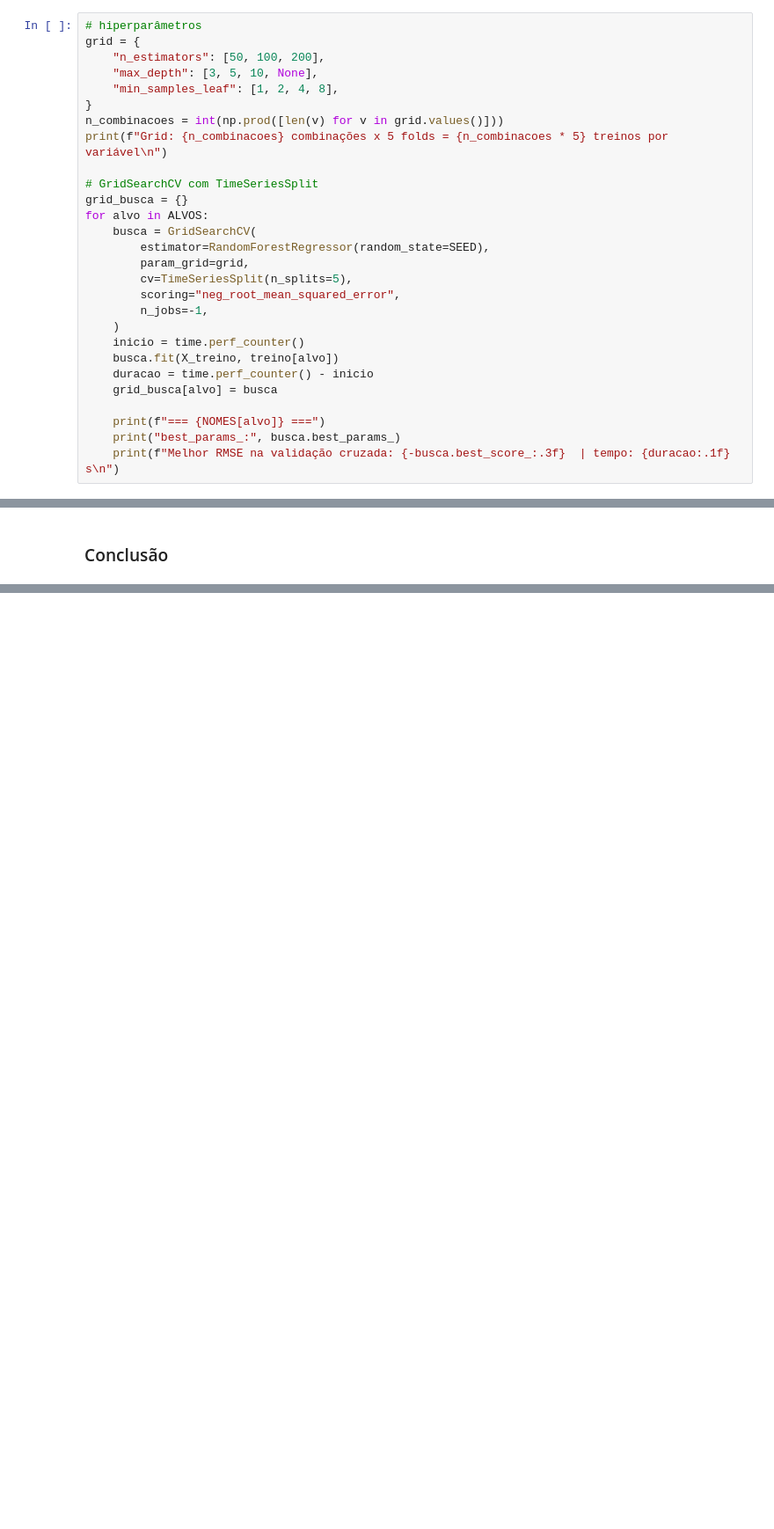
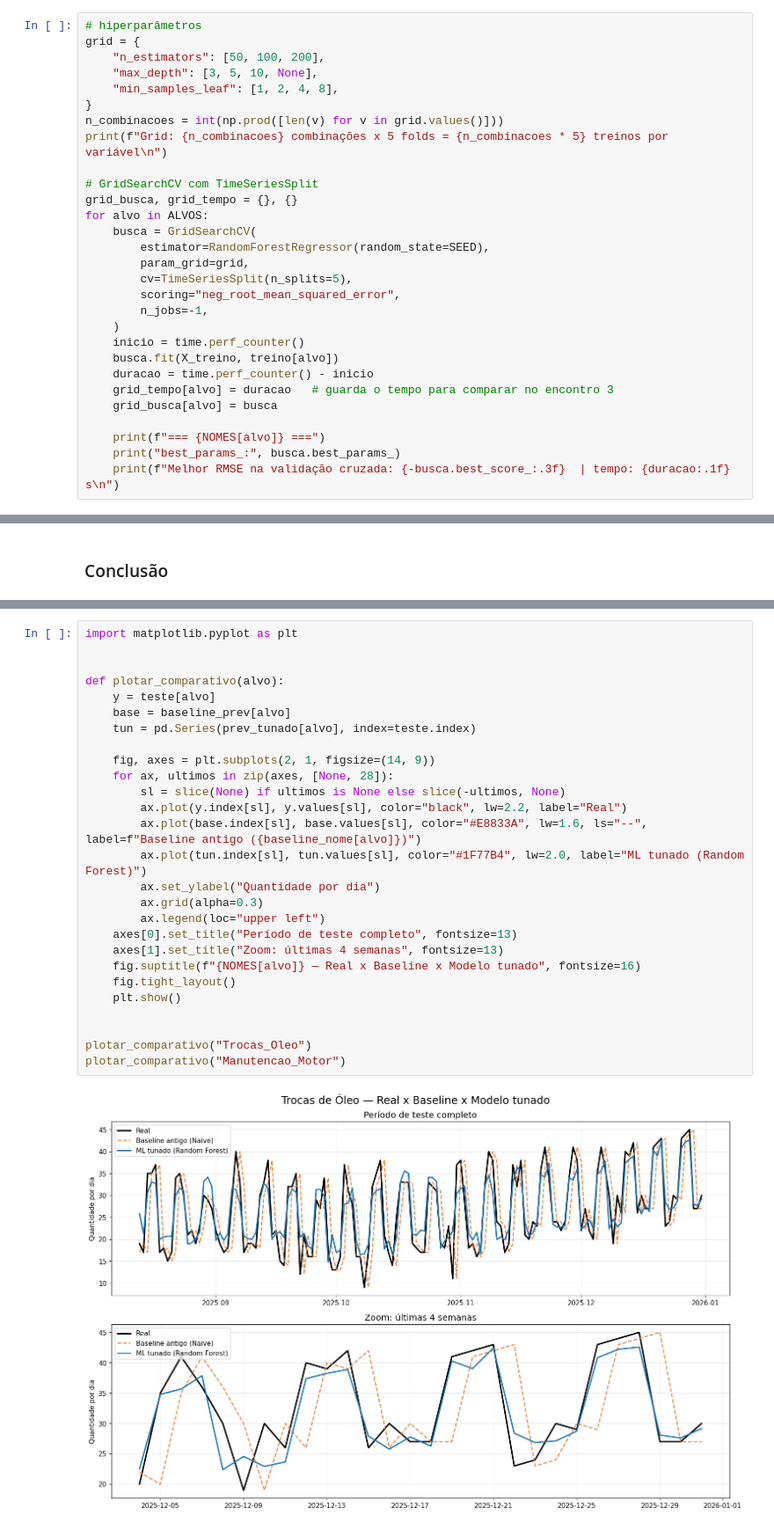
Before and after one commit to HeyAlexOliveira/mecaniQA-boa-vista, a Jupyter notebook: mecaniQA_boa-vista_oat3.ipynb, the cells around one changed output, grey strips where cells are left out. Shown at 88% size. Cells and saved outputs as stored; diff of their text form; blank space fills up the shorter version.

```diff
--- a/mecaniQA_boa-vista_oat3.ipynb
+++ b/mecaniQA_boa-vista_oat3.ipynb
@@ -171,7 +218,7 @@ n_combinacoes = int(np.prod([len(v) for v in grid.values()]))
 print(f"Grid: {n_combinacoes} combinações x 5 folds = {n_combinacoes * 5} treinos por variável\n")
 
 # GridSearchCV com TimeSeriesSplit
-grid_busca = {}
+grid_busca, grid_tempo = {}, {}
 for alvo in ALVOS:
     busca = GridSearchCV(
         estimator=RandomForestRegressor(random_state=SEED),
@@ -183,6 +230,7 @@ for alvo in ALVOS:
     inicio = time.perf_counter()
     busca.fit(X_treino, treino[alvo])
     duracao = time.perf_counter() - inicio
+    grid_tempo[alvo] = duracao   # guarda o tempo para comparar no encontro 3
     grid_busca[alvo] = busca
 
     print(f"=== {NOMES[alvo]} ===")
@@ -247,0 +488,29 @@ display(Markdown("\n".join(partes)))
+# %%
+import matplotlib.pyplot as plt
+
+
+def plotar_comparativo(alvo):
+    y = teste[alvo]
+    base = baseline_prev[alvo]
+    tun = pd.Series(prev_tunado[alvo], index=teste.index)
+
+    fig, axes = plt.subplots(2, 1, figsize=(14, 9))
+    for ax, ultimos in zip(axes, [None, 28]):
+        sl = slice(None) if ultimos is None else slice(-ultimos, None)
+        ax.plot(y.index[sl], y.values[sl], color="black", lw=2.2, label="Real")
+        ax.plot(base.index[sl], base.values[sl], color="#E8833A", lw=1.6, ls="--", label=f"Baseline antigo ({baseline_nome[alvo]})")
+        ax.plot(tun.index[sl], tun.values[sl], color="#1F77B4", lw=2.0, label="ML tunado (Random Forest)")
+        ax.set_ylabel("Quantidade por dia")
+        ax.grid(alpha=0.3)
+        ax.legend(loc="upper left")
+    axes[0].set_title("Período de teste completo", fontsize=13)
+    axes[1].set_title("Zoom: últimas 4 semanas", fontsize=13)
+    fig.suptitle(f"{NOMES[alvo]} — Real x Baseline x Modelo tunado", fontsize=16)
+    fig.tight_layout()
+    plt.show()
+
+
+plotar_comparativo("Trocas_Oleo")
+plotar_comparativo("Manutencao_Motor")
+# %% [output]
+[figure, added]
```
Also changed, not shown: parts of 27 cells of this notebook.
